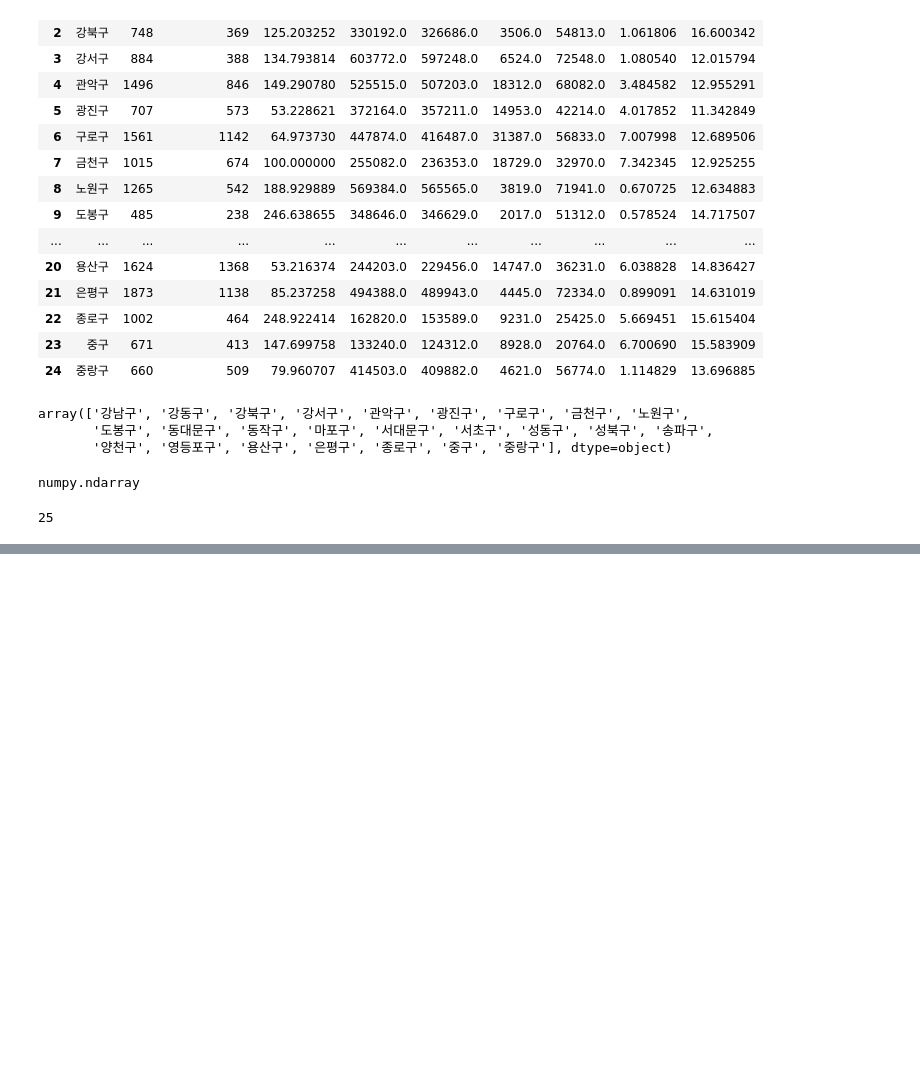
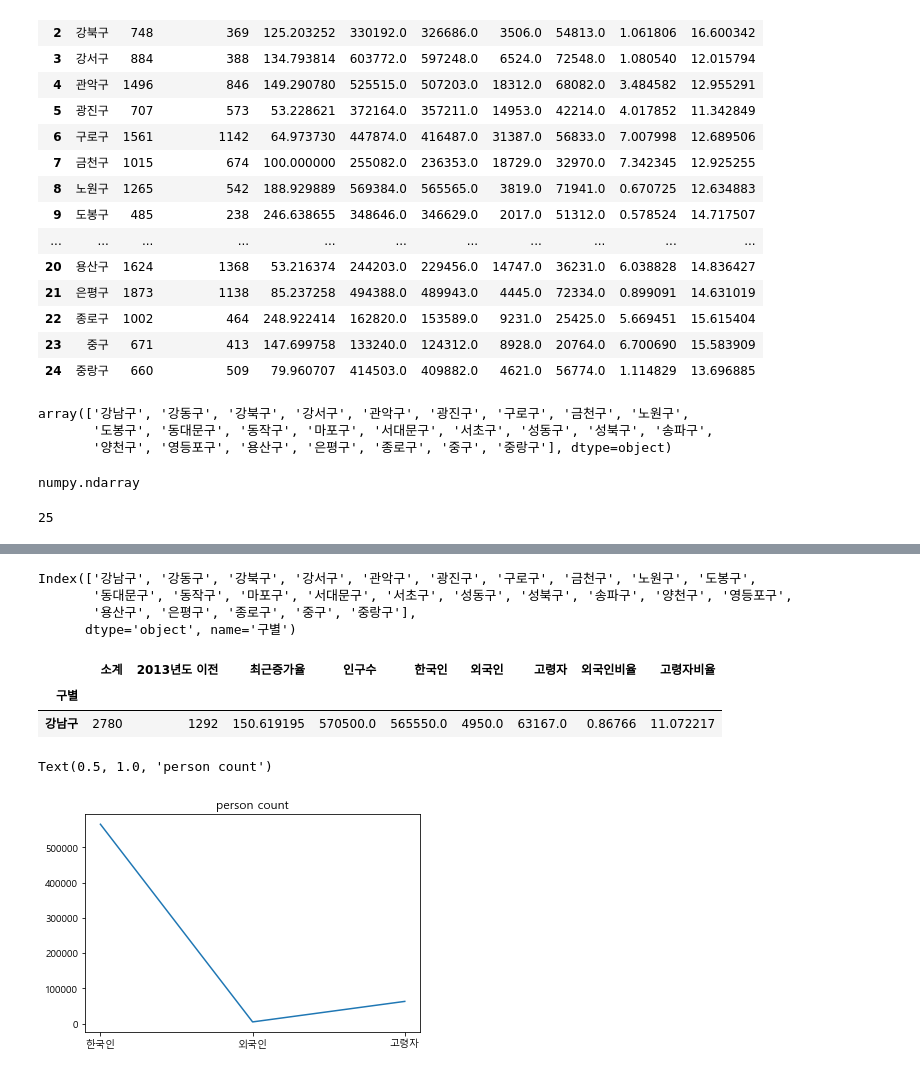
Before and after one commit to jinhuioh/Hi_ai, a Jupyter notebook: data06/cctv-분석.ipynb, the cells around one changed output, grey strips where cells are left out. Cells and saved outputs as stored; diff of their text form; code cells hidden in the pictures; blank space fills up the shorter version.

```diff
--- a/data06/cctv-분석.ipynb
+++ b/data06/cctv-분석.ipynb
@@ -382,0 +569,15 @@ data_result.set_index
+# %%
+data_result.index
+# %% [output]
+Index(['강남구', '강동구', '강북구', '강서구', '관악구', '광진구', '구로구', '금천구', '노원구', '도봉구',
+       '동대문구', '동작구', '마포구', '서대문구', '서초구', '성동구', '성북구', '송파구', '양천구', '영등포구',
+       '용산구', '은평구', '종로구', '중구', '중랑구'],
+      dtype='object', name='구별')
+# %%
+# 강남구의 한국인, 외국인, 고령자 수를 비교할 수 있게 그래프로 그려보세요.
+kangnam = data_result[data_result.index == '강남구']
+kangnam
+# %% [output]
+|  | 소계 | 2013년도 이전 | 최근증가율 | 인구수 | 한국인 | 외국인 | 고령자 | 외국인비율 | 고령자비율 |
+| 구별 |  |  |  |  |  |  |  |  |  |
+| 강남구 | 2780 | 1292 | 150.619195 | 570500.0 | 565550.0 | 4950.0 | 63167.0 | 0.86766 | 11.072217 |
@@ -382,0 +594,6 @@ data_result.set_index
+# %%
+fig = plt.plot(['한국인', '외국인', '고령자'],[565550.0,4950.0,63167.0])
+plt.title('person count')
+# %% [output]
+Text(0.5, 1.0, 'person count')
+[figure, added]
```
Also changed, not shown: parts of 55 cells of this notebook, 3 other files.
